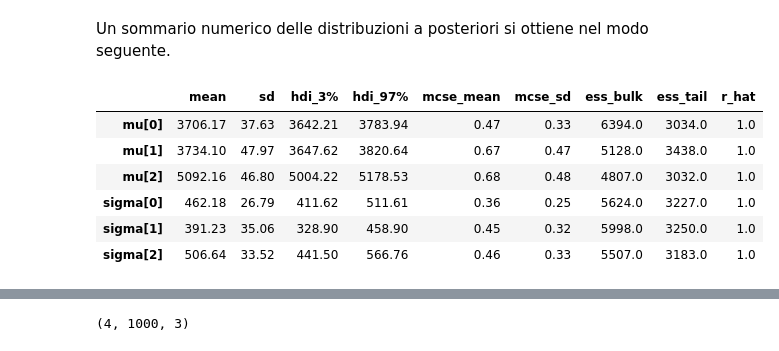
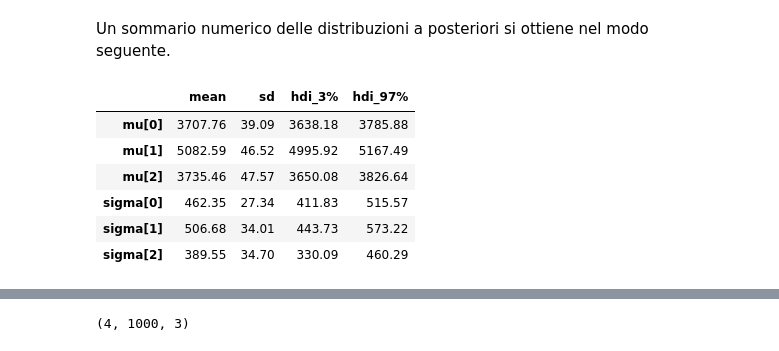
Before and after one commit to ccaudek/ds4psy_2023, a Jupyter notebook: 355_groups_comparison.ipynb, the cells around one changed output, grey strips where cells are left out. Saved outputs shown, nothing was run; the diff lists cells and outputs as text; code cells hidden in the pictures.

```diff
--- a/355_groups_comparison.ipynb
+++ b/355_groups_comparison.ipynb
@@ -172,0 +306,3 @@ category
+# %%
+species_idx, species_codes = pd.factorize(penguins["species"])
+print(species_idx)
@@ -192,0 +327,12 @@ Sampling 4 chains for 1_000 tune and 1_000 draw iterations (4_000 + 4_000 draws
+# %%
+coords = {"species": [0, 1, 2]}
+
+with pm.Model(coords=coords) as labeled_model:
+    mu_prior = pm.Normal("mu", mu=4000, sigma=500, dims="species")
+    sigma_prior = pm.HalfCauchy("sigma", beta=1000, dims="species")
+    likelihood = pm.Normal(
+        "likelihood",
+        mu=mu_prior[species_idx],
+        sigma=sigma_prior[species_idx],
+        observed=penguins["body_mass_g"],
+    )
@@ -192,0 +341,3 @@ Sampling 4 chains for 1_000 tune and 1_000 draw iterations (4_000 + 4_000 draws
+# %%
+with labeled_model:
+    labeled_idata = pm.sample()
@@ -218,12 +378,12 @@ Text(0.5, 1.0, 'σ Mass Estimate: 94.0% HDI')
 # %% [markdown]
 Un sommario numerico delle distribuzioni a posteriori si ottiene nel modo seguente.
 # %%
-az.summary(idata3).round(2)
+az.summary(labeled_idata, kind="stats").round(2)
 # %% [output]
-|  | mean | sd | hdi_3% | hdi_97% | mcse_mean | mcse_sd | ess_bulk | ess_tail | r_hat |
-| mu[0] | 3706.17 | 37.63 | 3642.21 | 3783.94 | 0.47 | 0.33 | 6394.0 | 3034.0 | 1.0 |
-| mu[1] | 3734.10 | 47.97 | 3647.62 | 3820.64 | 0.67 | 0.47 | 5128.0 | 3438.0 | 1.0 |
-| mu[2] | 5092.16 | 46.80 | 5004.22 | 5178.53 | 0.68 | 0.48 | 4807.0 | 3032.0 | 1.0 |
-| sigma[0] | 462.18 | 26.79 | 411.62 | 511.61 | 0.36 | 0.25 | 5624.0 | 3227.0 | 1.0 |
-| sigma[1] | 391.23 | 35.06 | 328.90 | 458.90 | 0.45 | 0.32 | 5998.0 | 3250.0 | 1.0 |
-| sigma[2] | 506.64 | 33.52 | 441.50 | 566.76 | 0.46 | 0.33 | 5507.0 | 3183.0 | 1.0 |
+|  | mean | sd | hdi_3% | hdi_97% |
+| mu[0] | 3707.76 | 39.09 | 3638.18 | 3785.88 |
+| mu[1] | 5082.59 | 46.52 | 4995.92 | 5167.49 |
+| mu[2] | 3735.46 | 47.57 | 3650.08 | 3826.64 |
+| sigma[0] | 462.35 | 27.34 | 411.83 | 515.57 |
+| sigma[1] | 506.68 | 34.01 | 443.73 | 573.22 |
+| sigma[2] | 389.55 | 34.70 | 330.09 | 460.29 |
```
Also changed, not shown: parts of 59 cells of this notebook, 1 other file.
